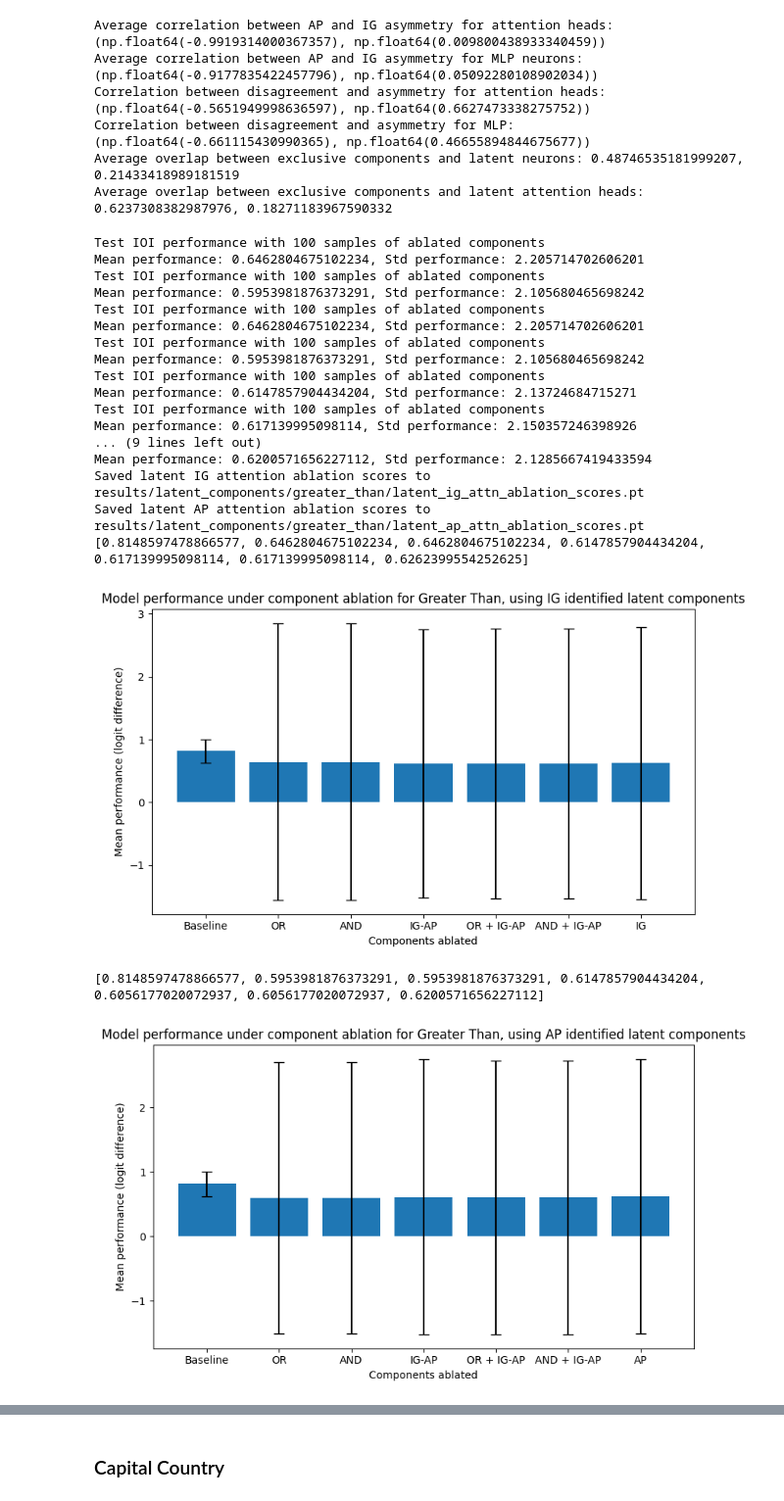
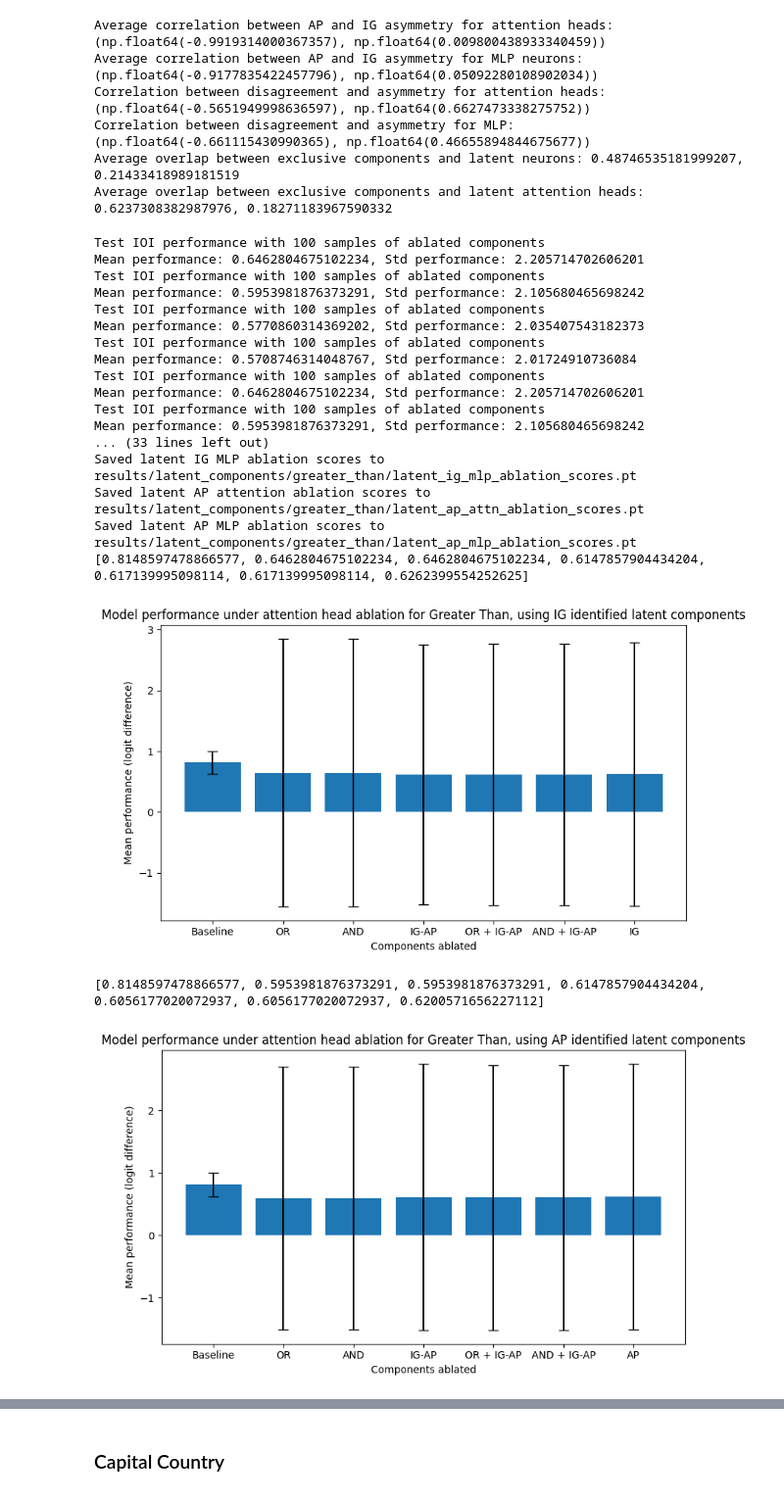
Before and after one commit to mwmlo/gradient_causal_knowledge, a Jupyter notebook: 4 - Latent_components.ipynb, the cells around one changed output, grey strips where cells are left out. Shown at 98% size. Cells and saved outputs as stored; diff of their text form; code cells hidden in the pictures.

```diff
--- a/4 - Latent_components.ipynb
+++ b/4 - Latent_components.ipynb
@@ -670,40 +691,57 @@ Average overlap between exclusive components and latent attention heads: 0.62373
 # %%
 run_latent_ablation_experiment(model, greater_than_ig_clean_corrupt_mlp, greater_than_ig_clean_corrupt_attn, greater_than_ap_clean_corrupt_mlp, greater_than_ap_clean_corrupt_attn, greater_than_ig_corrupt_clean_mlp, greater_than_ig_corrupt_clean_attn, greater_than_ap_corrupt_clean_mlp, greater_than_ap_corrupt_clean_attn, Task.GREATER_THAN)
 
 latent_ig_attn_ablation_scores = torch.load("results/latent_components/greater_than/latent_ig_attn_ablation_scores.pt")
 latent_ap_attn_ablation_scores = torch.load("results/latent_components/greater_than/latent_ap_attn_ablation_scores.pt")
 
+latent_ig_mlp_ablation_scores = torch.load("results/latent_components/greater_than/latent_ig_mlp_ablation_scores.pt")
+latent_ap_mlp_ablation_scores = torch.load("results/latent_components/greater_than/latent_ap_mlp_ablation_scores.pt")
+
 plot_bar_chart(
     latent_ig_attn_ablation_scores,
     "Components ablated",
     "Mean performance (logit difference)",
-    "Model performance under component ablation for Greater Than, using IG identified latent components",
+    "Model performance under attention head ablation for Greater Than, using IG identified latent components",
     has_std=True)
 
 plot_bar_chart(
     latent_ap_attn_ablation_scores,
     "Components ablated",
     "Mean performance (logit difference)",
-    "Model performance under component ablation for Greater Than, using AP identified latent components",
+    "Model performance under attention head ablation for Greater Than, using AP identified latent components",
     has_std=True)
+
+plot_bar_chart(
+    latent_ig_mlp_ablation_scores,
+    "Components ablated",
+    "Mean performance (logit difference)",
+    "Model performance under neuron ablation for Greater Than, using IG identified latent components",
+    has_std=True)
+
+plot_bar_chart(
+    latent_ap_mlp_ablation_scores,
+    "Components ablated",
+    "Mean performance (logit difference)",
+    "Model performance under neuron ablation for Greater Than, using AP identified latent components",
+    has_std=True)
 # %% [output]
 Test IOI performance with 100 samples of ablated components
 Mean performance: 0.6462804675102234, Std performance: 2.205714702606201
 Test IOI performance with 100 samples of ablated components
 Mean performance: 0.5953981876373291, Std performance: 2.105680465698242
 Test IOI performance with 100 samples of ablated components
+Mean performance: 0.5770860314369202, Std performance: 2.035407543182373
+Test IOI performance with 100 samples of ablated components
+Mean performance: 0.5708746314048767, Std performance: 2.01724910736084
+Test IOI performance with 100 samples of ablated components
 Mean performance: 0.6462804675102234, Std performance: 2.205714702606201
 Test IOI performance with 100 samples of ablated components
 Mean performance: 0.5953981876373291, Std performance: 2.105680465698242
-Test IOI performance with 100 samples of ablated components
-Mean performance: 0.6147857904434204, Std performance: 2.13724684715271
-Test IOI performance with 100 samples of ablated components
-Mean performance: 0.617139995098114, Std performance: 2.150357246398926
-... (9 lines left out)
-Mean performance: 0.6200571656227112, Std performance: 2.1285667419433594
-Saved latent IG attention ablation scores to results/latent_components/greater_than/latent_ig_attn_ablation_scores.pt
+... (33 lines left out)
+Saved latent IG MLP ablation scores to results/latent_components/greater_than/latent_ig_mlp_ablation_scores.pt
 Saved latent AP attention ablation scores to results/latent_components/greater_than/latent_ap_attn_ablation_scores.pt
+Saved latent AP MLP ablation scores to results/latent_components/greater_than/latent_ap_mlp_ablation_scores.pt
 [0.8148597478866577, 0.6462804675102234, 0.6462804675102234, 0.6147857904434204, 0.617139995098114, 0.617139995098114, 0.6262399554252625]
-[figure, old version]
+[figure, new version]
 [0.8148597478866577, 0.5953981876373291, 0.5953981876373291, 0.6147857904434204, 0.6056177020072937, 0.6056177020072937, 0.6200571656227112]
-[figure, old version]
+[figure, new version]
```
Also changed, not shown: parts of 7 cells of this notebook, 13 other files.
